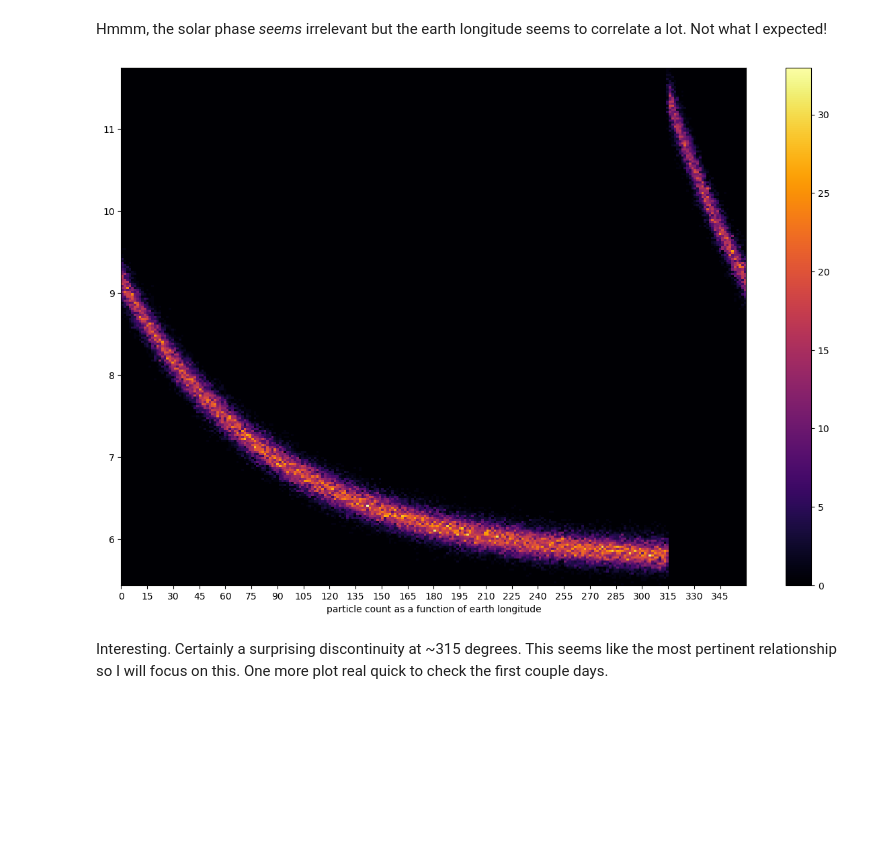
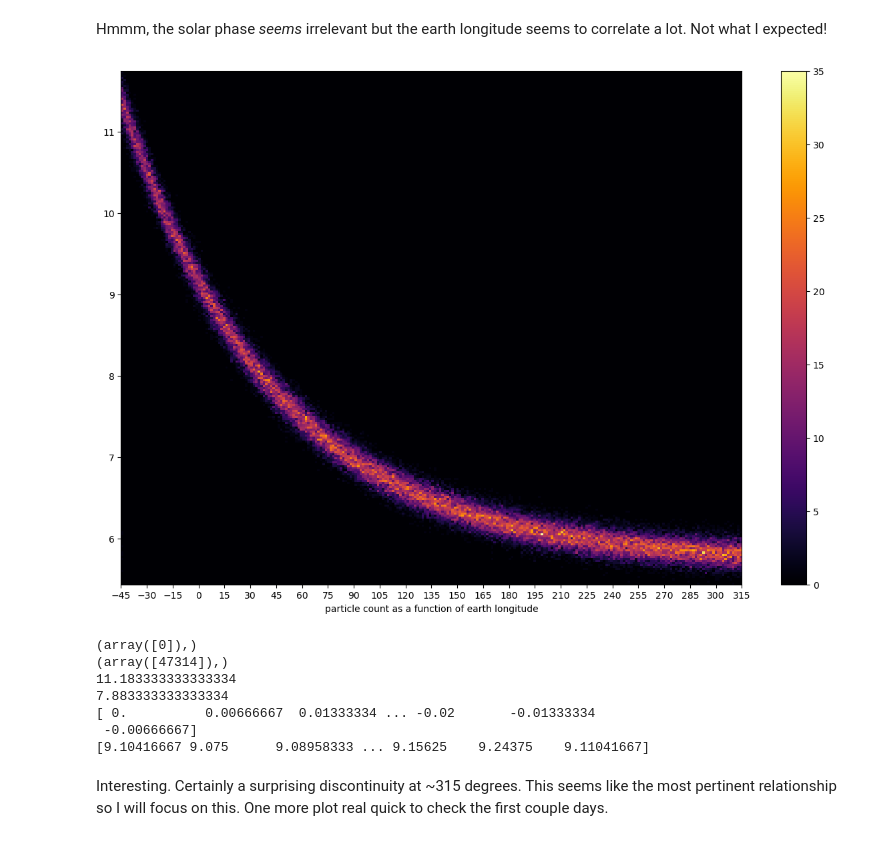
Before and after one commit to yeslikethetruck/initial, a Jupyter notebook: Labs/Lab 4.ipynb, the cells around one changed output. Cells and saved outputs as stored; diff of their text form; code cells hidden in the pictures; blank space fills up the shorter version.

```diff
--- a/Labs/Lab 4.ipynb
+++ b/Labs/Lab 4.ipynb
@@ -108,18 +109,34 @@ Hmmm, the solar phase *seems* irrelevant but the earth longitude seems to correl
 # %%
 '''plt.figure(figsize = (15,10))
 plt.hist2d(avg[1], avg[3], 250, cmap = 'inferno')
 plt.xlabel('particle count as a function of solar phase')
 plt.colorbar()
 plt.show()'''
-ticks = np.arange(0, 360, 15)
+ticks = np.arange(0, 361, 15) - 45
+avg_slide = np.roll(avg[3], (40057 - 33300)) # this took waayyyy too long
+avg2 = avg[2] - 45
 plt.figure(figsize = (15,10))
-plt.hist2d(avg[2], avg[3], 250, cmap = 'inferno')
+plt.hist2d(avg2, avg_slide, 250, cmap = 'inferno')
 plt.xlabel('particle count as a function of earth longitude')
 plt.xticks(ticks)
 plt.colorbar()
 plt.show()
+print(np.where(avg2 == 0))
+print(np.where(avg_slide == avg_slide.max()))
+print(avg[3][40500])
+print(avg[3][-1])
+
+print(avg2)
+print(avg_slide)
 # %% [output]
-[figure, old version]
+[figure, new version]
+(array([0]),)
+(array([47314]),)
+11.183333333333334
+7.883333333333334
+[ 0.          0.00666667  0.01333334 ... -0.02       -0.01333334
+ -0.00666667]
+[9.10416667 9.075      9.08958333 ... 9.15625    9.24375    9.11041667]
 # %% [markdown]
 Interesting. Certainly a surprising discontinuity at ~315 degrees. This seems like the most pertinent relationship so I will focus on this. One more plot real quick to check the first couple days.
 # %%
```
Also changed, not shown: parts of 19 cells of this notebook, 1 other file.
